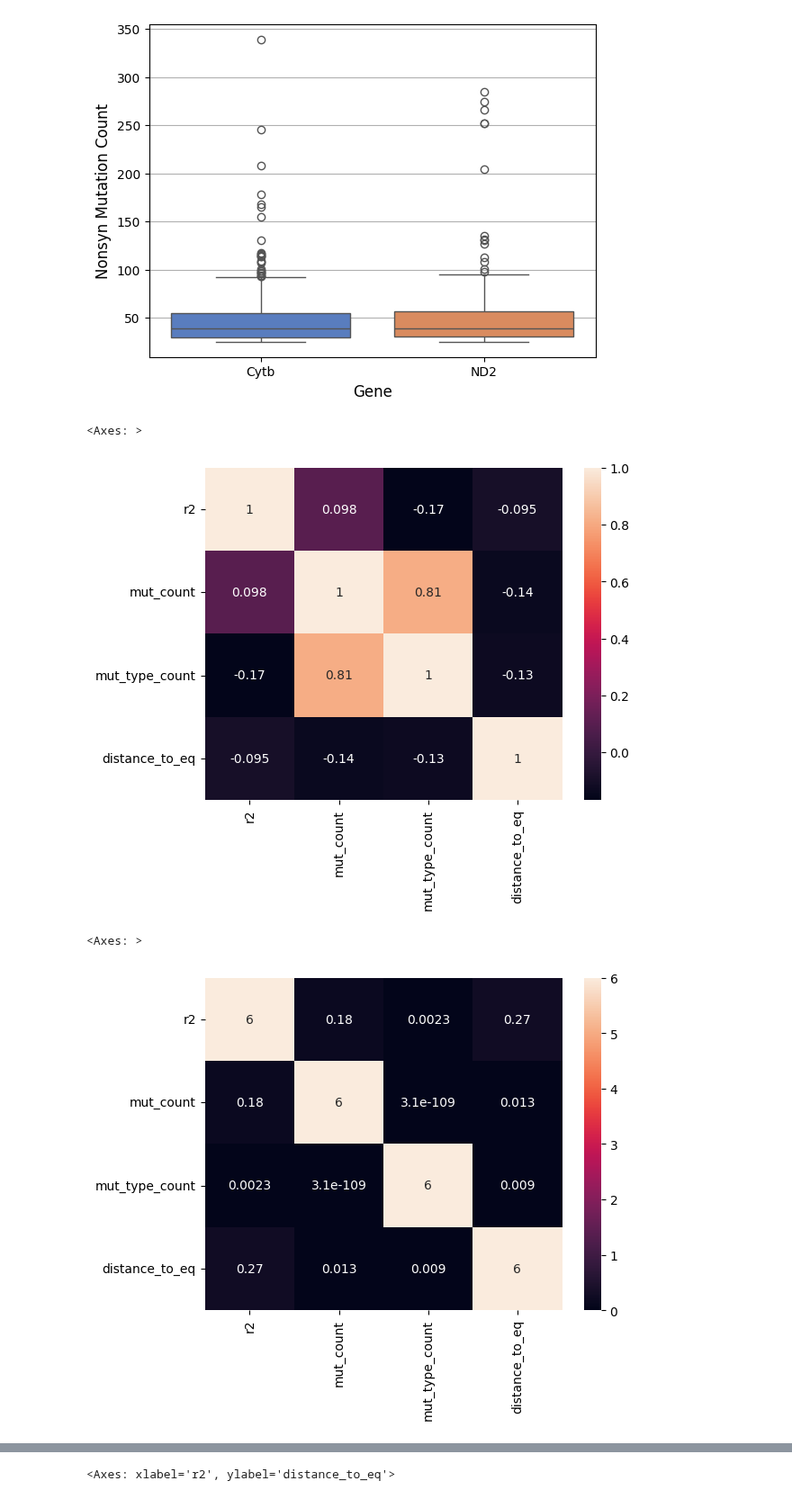
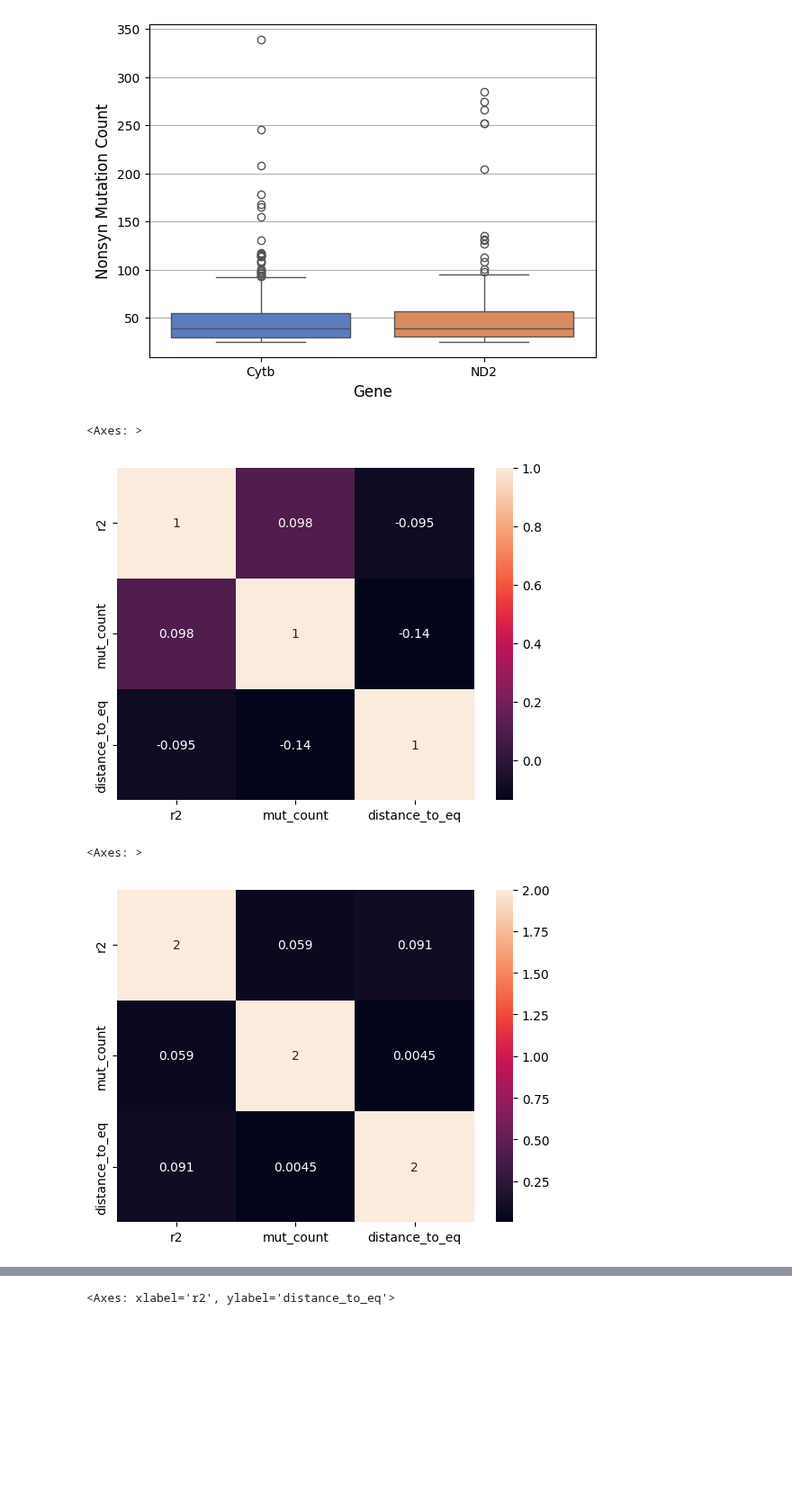
Before and after one commit to mitoclub/AminoAcidShift, a Jupyter notebook: vert_species_fit.ipynb, the cells around one changed output, grey strips where cells are left out. Shown at 90% size. Cells and saved outputs as stored; diff of their text form; code cells hidden in the pictures; blank space fills up the shorter version.

Commit message:
new plot of verts species fit

```diff
--- a/vert_species_fit.ipynb
+++ b/vert_species_fit.ipynb
@@ -185,7 +185,7 @@ plt.xlabel('Gene', fontsize=12)
 Text(0.5, 0, 'Gene')
 [figure]
 # %%
-cols = ['r2', 'mut_count', 'mut_type_count', 'distance_to_eq']
+cols = ['r2', 'mut_count', 'distance_to_eq']
 
 max_d = metrics_df['distance_to_eq'].quantile(0.99)
 # max_d = 10000
@@ -194,9 +194,9 @@ _ = metrics_df.query('distance_to_eq <= @max_d')[cols]
 sns.heatmap(_.corr(), annot=True)
 # %% [output]
 <Axes: >
-[figure, old version]
+[figure, new version]
 # %%
-sns.heatmap(metrics_df[cols].corr(method=lambda x, y: pearsonr(x, y)[1])*6, annot=True)
+sns.heatmap(metrics_df[cols].corr(method=lambda x, y: pearsonr(x, y)[1])*2, annot=True)
 # %% [output]
 <Axes: >
-[figure, old version]
+[figure, new version]
```
Also changed, not shown: parts of 3 cells of this notebook.
